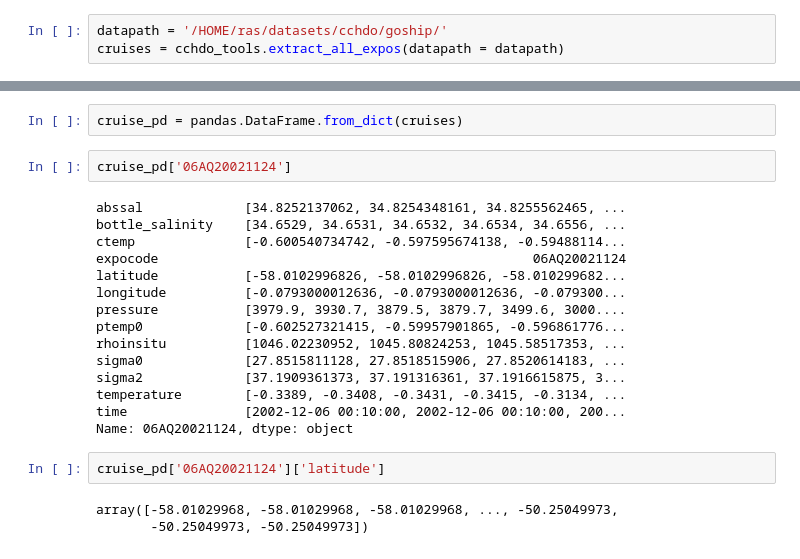
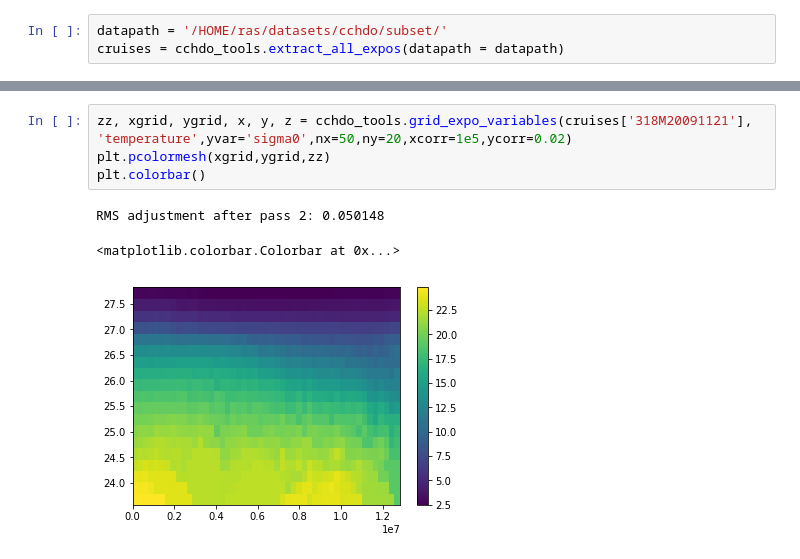
Before and after one commit to ashao/cchdo_toolkit, a Jupyter notebook: cchdo_example.ipynb, the cells around one changed output, grey strips where cells are left out. Cells and saved outputs as stored; diff of their text form.

Commit message:
Add a Barnes objective analysis scheme to grid bottle data

```diff
--- a/cchdo_example.ipynb
+++ b/cchdo_example.ipynb
@@ -7,6 +10,6 @@ reload(cchdo_tools)
 # %% [output]
 <module 'cchdo_tools' from '/HOME/ras/python/cchdo_toolkit/cchdo_tools.py'>
 # %%
-datapath = '/HOME/ras/datasets/cchdo/goship/'
+datapath = '/HOME/ras/datasets/cchdo/subset/'
 cruises = cchdo_tools.extract_all_expos(datapath = datapath)
 # %% [output]
@@ -52,24 +19,8 @@ AttributeError: module 'pandas' has no attribute 'Dataframe'
-# %%
-cruise_pd = pandas.DataFrame.from_dict(cruises)
-# %%
-cruise_pd['06AQ20021124']
-# %% [output]
-abssal             [34.8252137062, 34.8254348161, 34.8255562465, ...
-bottle_salinity    [34.6529, 34.6531, 34.6532, 34.6534, 34.6556, ...
-ctemp              [-0.600540734742, -0.597595674138, -0.59488114...
-expocode                                                06AQ20021124
-latitude           [-58.0102996826, -58.0102996826, -58.010299682...
-longitude          [-0.0793000012636, -0.0793000012636, -0.079300...
-pressure           [3979.9, 3930.7, 3879.5, 3879.7, 3499.6, 3000....
-ptemp0             [-0.602527321415, -0.59957901865, -0.596861776...
-rhoinsitu          [1046.02230952, 1045.80824253, 1045.58517353, ...
-sigma0             [27.8515811128, 27.8518515906, 27.8520614183, ...
-sigma2             [37.1909361373, 37.191316361, 37.1916615875, 3...
-temperature        [-0.3389, -0.3408, -0.3431, -0.3415, -0.3134, ...
-time               [2002-12-06 00:10:00, 2002-12-06 00:10:00, 200...
-Name: 06AQ20021124, dtype: object
-# %%
-cruise_pd['06AQ20021124']['latitude']
-# %% [output]
-array([-58.01029968, -58.01029968, -58.01029968, ..., -50.25049973,
-       -50.25049973, -50.25049973])
+# %%
+zz, xgrid, ygrid, x, y, z = cchdo_tools.grid_expo_variables(cruises['318M20091121'], 'temperature',yvar='sigma0',nx=50,ny=20,xcorr=1e5,ycorr=0.02)
+plt.pcolormesh(xgrid,ygrid,zz)
+plt.colorbar()
+# %% [output]
+RMS adjustment after pass 2: 0.050148
+<matplotlib.colorbar.Colorbar at 0x...>
+[figure, added]
```
Also changed, not shown: parts of 16 cells of this notebook, 1 other file.
